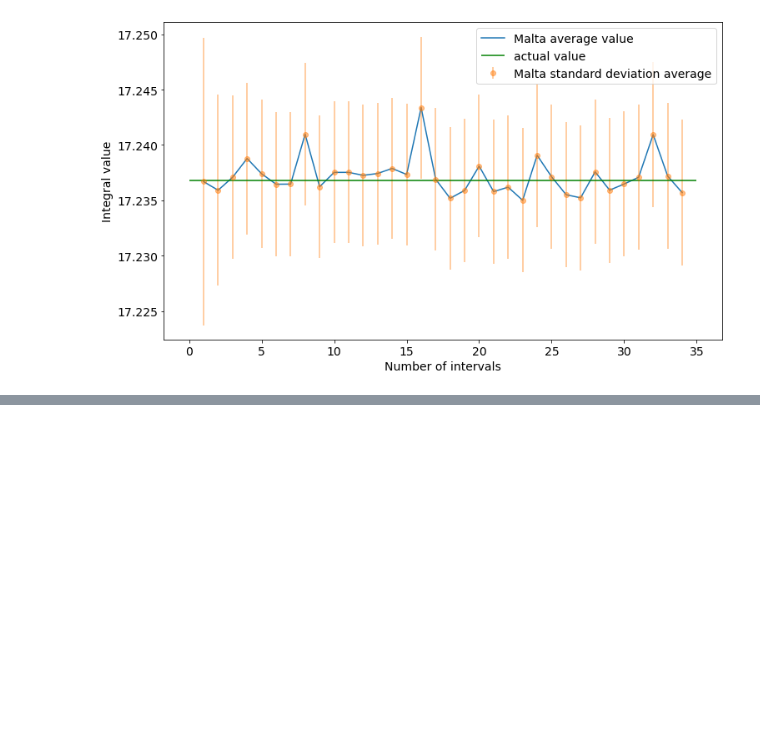
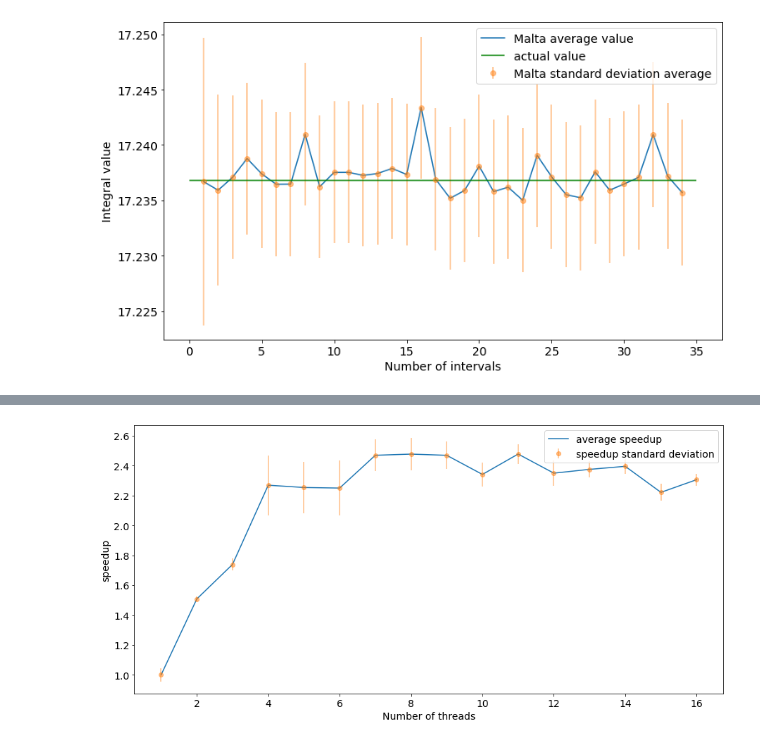
Before and after one commit to Malta-Project/Malta, a Jupyter notebook: benchmark_evaluation.ipynb, the cells around one changed output, grey strips where cells are left out. Cells and saved outputs as stored; diff of their text form; code cells hidden in the pictures; blank space fills up the shorter version.

```diff
--- a/benchmark_evaluation.ipynb
+++ b/benchmark_evaluation.ipynb
@@ -80,0 +130,17 @@ pass
+# %%
+#threads benchmark
+%matplotlib inline
+font = {'size': 14,
+        'weight': 'normal'}
+plt.rc('font', **font)
+norm = np.mean(data_res[0])
+errors_rel = [np.std(np.array(data)/norm) for data in data_res]
+fig, ax = plt.subplots(figsize=(15, 7))
+ax.plot(data_testval, [(norm/np.mean(data)) for data in data_res], label='average speedup')
+ax.errorbar(data_testval, [norm/(np.mean(data)) for data in data_res], yerr=errors_rel, fmt='o', alpha=0.5, label="speedup standard deviation")
+ax.set_xlabel("Number of threads")
+ax.set_ylabel("speedup")
+ax.legend()
+pass
+# %% [output]
+[figure, added]
```
Also changed, not shown: parts of 5 cells of this notebook, 4 other files.
